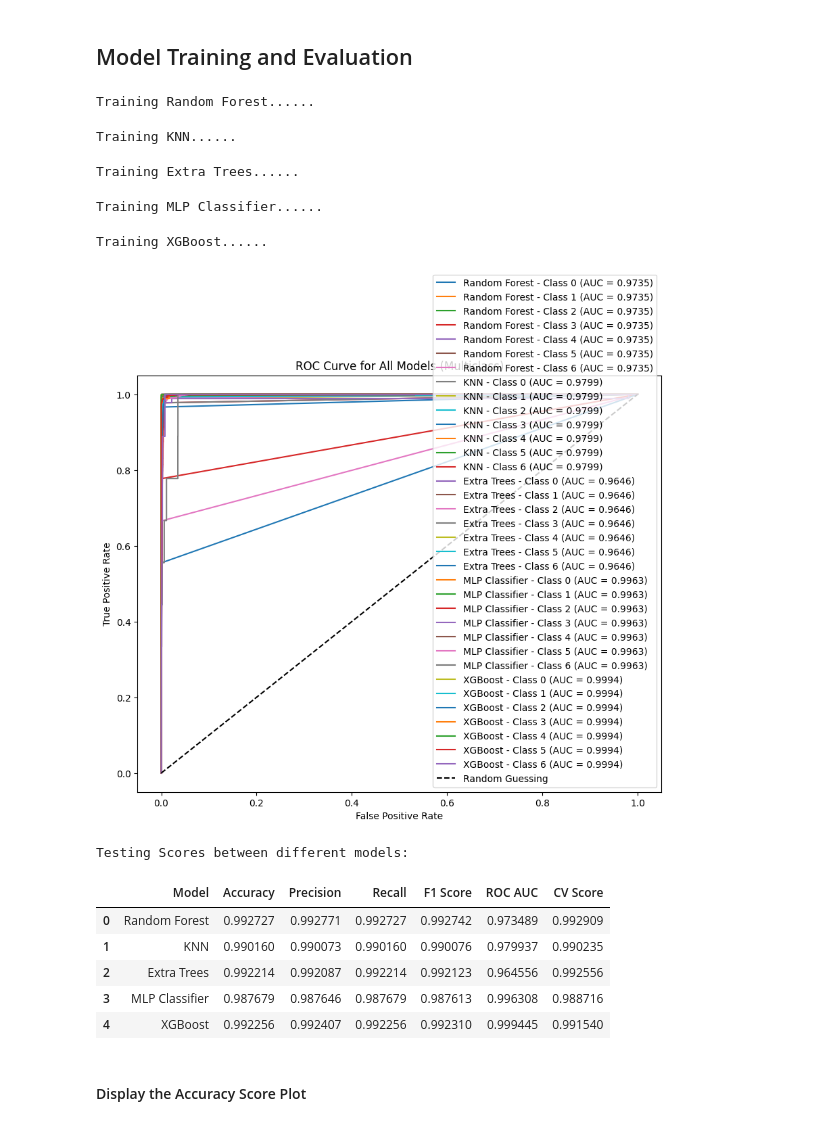
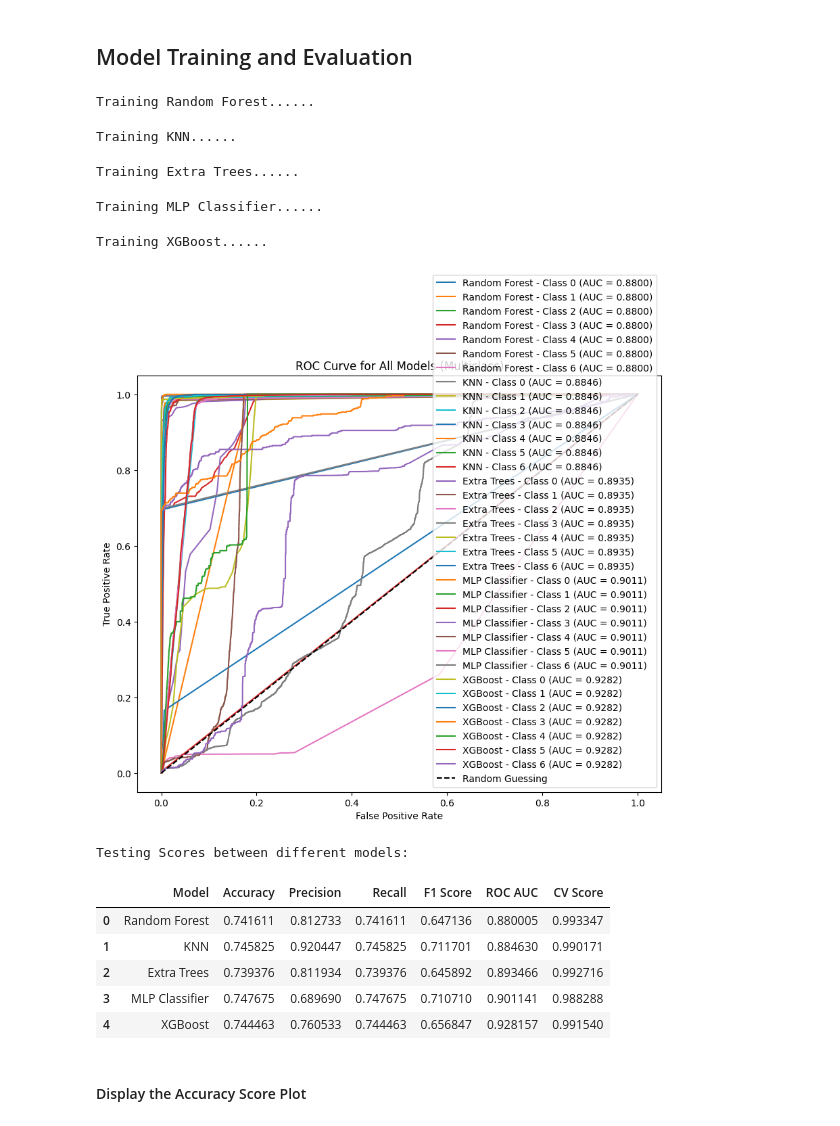
Before and after one commit to Joker666/DDoS, a Jupyter notebook: cic.ipynb, the cells around one changed output. Saved outputs shown, nothing was run; the diff lists cells and outputs as text; code cells hidden in the pictures.

```diff
--- a/cic.ipynb
+++ b/cic.ipynb
@@ -246,16 +242,8 @@ train_df.shape, test_df.shape
 def grab_col_names(data, cat_th=10, car_th=20):
     # Categorical columns and categorical but high-cardinality columns
     cat_cols = [col for col in data.columns if data[col].dtypes == "O"]
-    num_but_cat = [
-        col
-        for col in data.columns
-        if data[col].nunique() < cat_th and data[col].dtypes != "O"
-    ]
-    high_card_cat_cols = [
-        col
-        for col in data.columns
-        if data[col].nunique() > car_th and data[col].dtypes == "O"
-    ]
+    num_but_cat = [col for col in data.columns if data[col].nunique() < cat_th and data[col].dtypes != "O"]
+    high_card_cat_cols = [col for col in data.columns if data[col].nunique() > car_th and data[col].dtypes == "O"]
 
     # Combine Object type columns and Low-unique-value numeric columns into cat_cols
     cat_cols = cat_cols + num_but_cat
@@ -354,8 +342,7 @@ def cat_summary(data, col, plot=False):
         )
         plt.legend(
             labels=[
-                "{} - {:.2f}%".format(index, value / sum(values) * 100)
-                for index, value in zip(values.index, values)
+                "{} - {:.2f}%".format(index, value / sum(values) * 100) for index, value in zip(values.index, values)
             ],
             loc="upper left",
             bbox_to_anchor=(1, 1),
@@ -578,9 +560,7 @@ mask = np.triu(np.ones(corr_matrix.shape), k=1).astype(bool)
 upper_triangle = corr_matrix.where(mask)
 
 # Find the columns with correlation of 0.8 or higher
-high_corr_cols = [
-    col for col in upper_triangle.columns if any(upper_triangle[col] > 0.8)
-]
+high_corr_cols = [col for col in upper_triangle.columns if any(upper_triangle[col] > 0.8)]
 
 # Display the number of highly correlated columns and their names
 print(f"Total number of highly correlated columns: {len(high_corr_cols)}")
@@ -600,10 +580,10 @@ train_df.shape, test_df.shape
 # %% [markdown]
 ### Train Test Validation Split
 # %%
-X_train, X_val, y_train, y_val = train_test_split(
+X_train, X_test, y_train, y_test = train_test_split(
     train_df.drop("Label", axis=1), train_df["Label"], test_size=0.2, random_state=42
 )
-X_test, y_test = test_df.drop("Label", axis=1), test_df["Label"]
+X_val, y_val = test_df.drop("Label", axis=1), test_df["Label"]
 # %%
 X_train.shape, X_val.shape, X_test.shape
 # %% [output]
@@ -692,44 +672,42 @@ def train_model(X_train, X_test, y_train, y_test):
                 "Precision": precision,
                 "Recall": recall,
                 "F1 Score": f1,
                 "ROC AUC": roc_auc,
                 "CV Score": cv_score,
             }
         )
 
     # Finalize the ROC plot
-    plt.plot(
-        [0, 1], [0, 1], "k--", label="Random Guessing"
-    )  # Diagonal line for random guessing
+    plt.plot([0, 1], [0, 1], "k--", label="Random Guessing")  # Diagonal line for random guessing
     plt.xlabel("False Positive Rate")
     plt.ylabel("True Positive Rate")
     plt.title("ROC Curve for All Models (Multiclass)")
     plt.legend(loc="lower right")
     plt.show()
 
     # Create and display the DataFrame of scores
     scores = pd.DataFrame(scores_list)
     return scores
 
 
 # Run the function
 scores = train_model(X_train, X_val, y_train, y_val)
 print("Testing Scores between different models:")
 display(scores.style.background_gradient(cmap="viridis"))
 # %% [output]
 Training Random Forest......
 Training KNN......
 Training Extra Trees......
 Training MLP Classifier......
 Training XGBoost......
-[figure, old version]
+[figure, new version]
 Testing Scores between different models:
 |  | Model | Accuracy | Precision | Recall | F1 Score | ROC AUC | CV Score |
-| 0 | Random Forest | 0.992727 | 0.992771 | 0.992727 | 0.992742 | 0.973489 | 0.992909 |
-| 1 | KNN | 0.990160 | 0.990073 | 0.990160 | 0.990076 | 0.979937 | 0.990235 |
-| 2 | Extra Trees | 0.992214 | 0.992087 | 0.992214 | 0.992123 | 0.964556 | 0.992556 |
-| 3 | MLP Classifier | 0.987679 | 0.987646 | 0.987679 | 0.987613 | 0.996308 | 0.988716 |
-| 4 | XGBoost | 0.992256 | 0.992407 | 0.992256 | 0.992310 | 0.999445 | 0.991540 |
+| 0 | Random Forest | 0.741611 | 0.812733 | 0.741611 | 0.647136 | 0.880005 | 0.993347 |
+| 1 | KNN | 0.745825 | 0.920447 | 0.745825 | 0.711701 | 0.884630 | 0.990171 |
+| 2 | Extra Trees | 0.739376 | 0.811934 | 0.739376 | 0.645892 | 0.893466 | 0.992716 |
+| 3 | MLP Classifier | 0.747675 | 0.689690 | 0.747675 | 0.710710 | 0.901141 | 0.988288 |
+| 4 | XGBoost | 0.744463 | 0.760533 | 0.744463 | 0.656847 | 0.928157 | 0.991540 |
 # %% [markdown]
 #### Display the Accuracy Score Plot
 # %%
```
Also changed, not shown: parts of 8 cells of this notebook, 2 other files.
